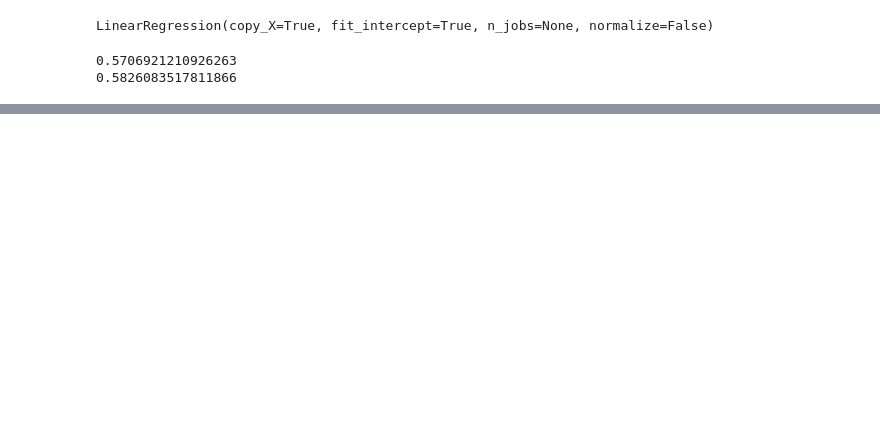
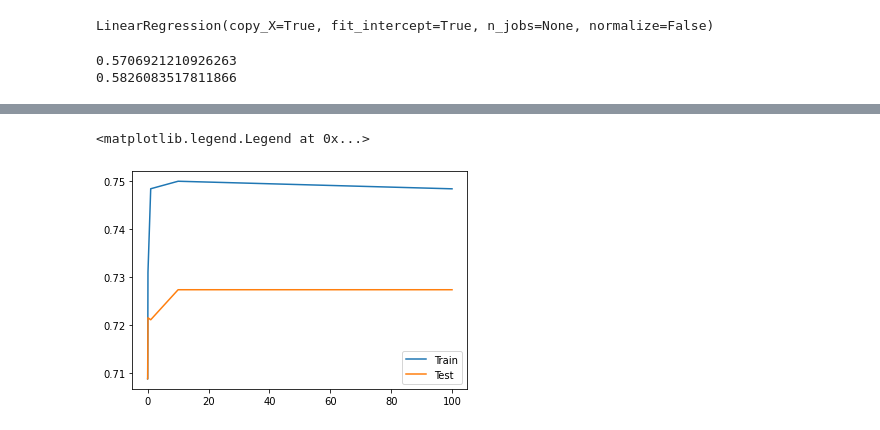
Before and after one commit to holdenkim/codingT, a Jupyter notebook: BBGS_Part3.ipynb, the cells around one changed output, grey strips where cells are left out. Cells and saved outputs as stored; diff of their text form; code cells hidden in the pictures; blank space fills up the shorter version.

```diff
--- a/BBGS_Part3.ipynb
+++ b/BBGS_Part3.ipynb
@@ -275,0 +443,6 @@ print(model.score(X_test, y_test))
+# %%
+from sklearn.model_selection import train_test_split
+X_train, X_test, y_train, y_test = train_test_split(X,y, stratify=y, random_state=42)
+# %%
+from sklearn.model_selection import GridSearchCV
+param_grid ={'C':[0.001,0.01,0.1,1,10,100]}
@@ -275,0 +451,3 @@ print(model.score(X_test, y_test))
+# %%
+grid_search = GridSearchCV(LogisticRegression(), param_grid, cv=5, return_train_score=True)
+grid_search.fit(X_train,y_train)
@@ -275,0 +487,3 @@ print(model.score(X_test, y_test))
+# %%
+result_grid = pd.DataFrame(grid_search.cv_results_)
+result_grid
@@ -275,0 +498,8 @@ print(model.score(X_test, y_test))
+# %%
+import matplotlib.pyplot as plt
+plt.plot(result_grid['param_C'], result_grid['mean_train_score'], label='Train')
+plt.plot(result_grid['param_C'], result_grid['mean_test_score'], label='Test')
+plt.legend()
+# %% [output]
+<matplotlib.legend.Legend at 0x...>
+[figure, added]
```
Also changed, not shown: parts of 41 cells of this notebook.
